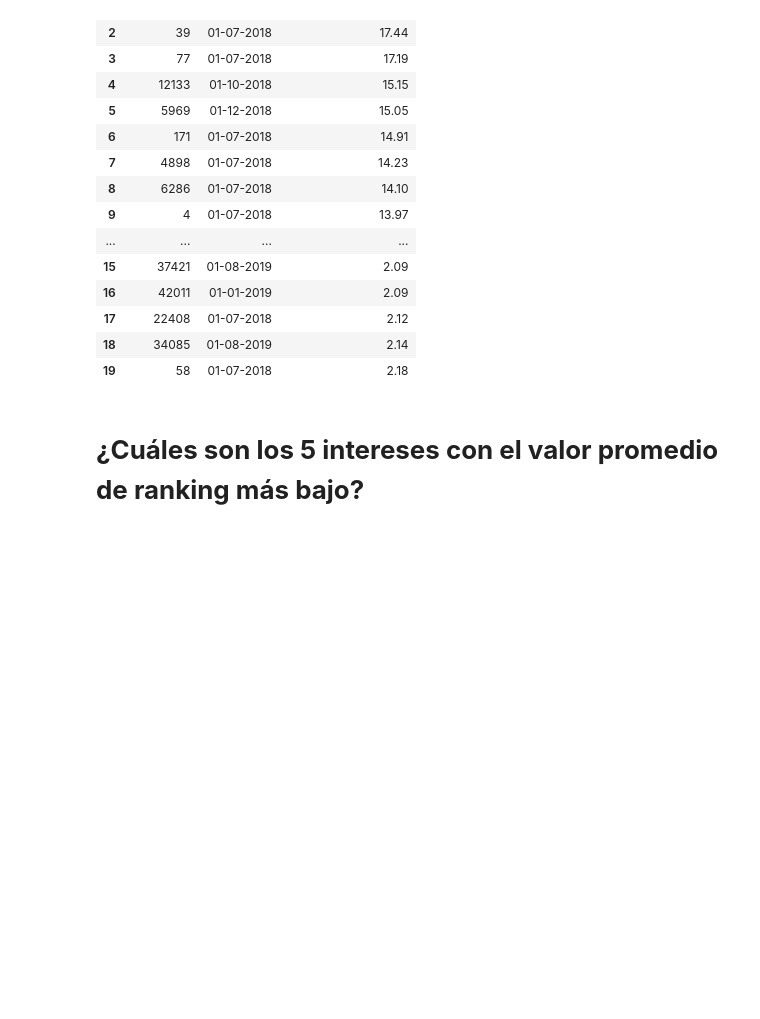
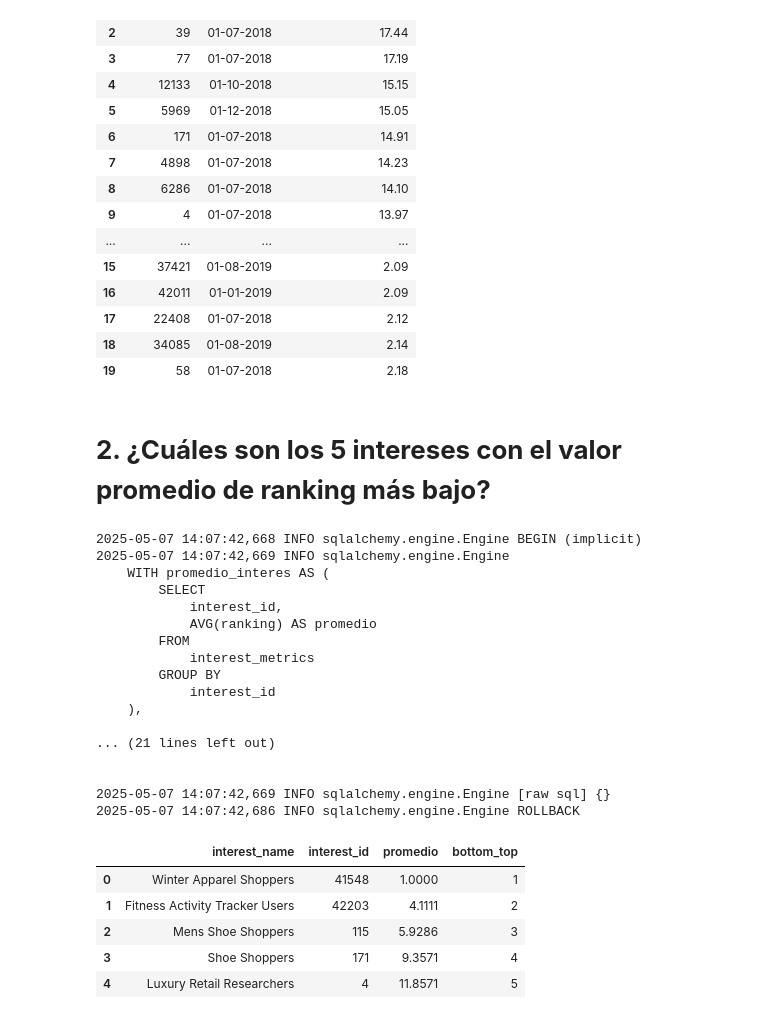
Before and after one commit to LLAES07/SQL_DESAFIO, a Jupyter notebook: Caso_8/Caso_8.ipynb, the cells around one changed output. Saved outputs shown, nothing was run; the diff lists cells and outputs as text; code cells hidden in the pictures; blank space fills up the shorter version.

```diff
--- a/Caso_8/Caso_8.ipynb
+++ b/Caso_8/Caso_8.ipynb
@@ -1177,4 +1177,64 @@ SELECT * FROM bottom_10;
 | 18 | 34085 | 01-08-2019 | 2.14 |
 | 19 | 58 | 01-07-2018 | 2.18 |
 # %% [markdown]
-# **¿Cuáles son los 5 intereses con el valor promedio de ranking más bajo?**
+# **2. ¿Cuáles son los 5 intereses con el valor promedio de ranking más bajo?**
+# %%
+query = '''
+    WITH promedio_interes AS (
+        SELECT
+            interest_id,
+            AVG(ranking) AS promedio
+        FROM
+            interest_metrics
+        GROUP BY
+            interest_id
+    ),
+
+    bottom_rank AS (
+    SELECT
+        interest_id,
+        promedio,
+        ROW_NUMBER() OVER( ORDER BY promedio ASC) as bottom_top
+    FROM
+        promedio_interes )
+
+    SELECT
+        interest_name,
+        interest_id,
+        promedio,
+        bottom_top
+
+    FROM
+        bottom_rank br
+    INNER JOIN
+        interest_map im
+        ON br.interest_id = im.id
+    WHERE
+        bottom_top <=5
+
+'''
+pd.read_sql_query(query, con=engine)
+# %% [output]
+2025-05-07 14:07:42,668 INFO sqlalchemy.engine.Engine BEGIN (implicit)
+2025-05-07 14:07:42,669 INFO sqlalchemy.engine.Engine
+    WITH promedio_interes AS (
+        SELECT
+            interest_id,
+            AVG(ranking) AS promedio
+        FROM
+            interest_metrics
+        GROUP BY
+            interest_id
+    ),
+
+... (21 lines left out)
+
+
+2025-05-07 14:07:42,669 INFO sqlalchemy.engine.Engine [raw sql] {}
+2025-05-07 14:07:42,686 INFO sqlalchemy.engine.Engine ROLLBACK
+|  | interest_name | interest_id | promedio | bottom_top |
+| 0 | Winter Apparel Shoppers | 41548 | 1.0000 | 1 |
+| 1 | Fitness Activity Tracker Users | 42203 | 4.1111 | 2 |
+| 2 | Mens Shoe Shoppers | 115 | 5.9286 | 3 |
+| 3 | Shoe Shoppers | 171 | 9.3571 | 4 |
+| 4 | Luxury Retail Researchers | 4 | 11.8571 | 5 |
```
